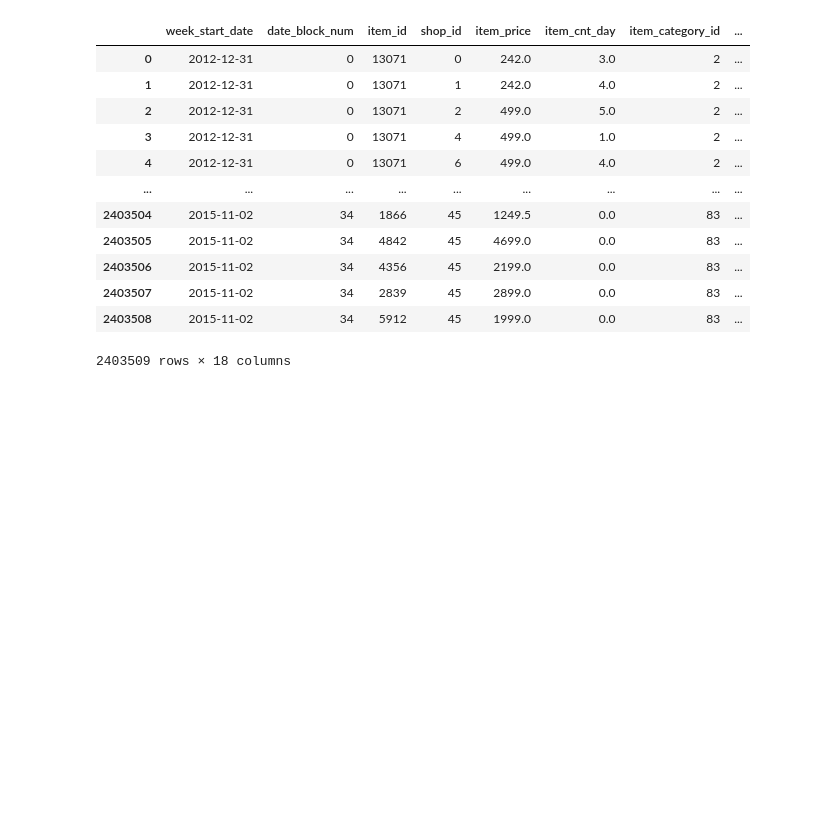
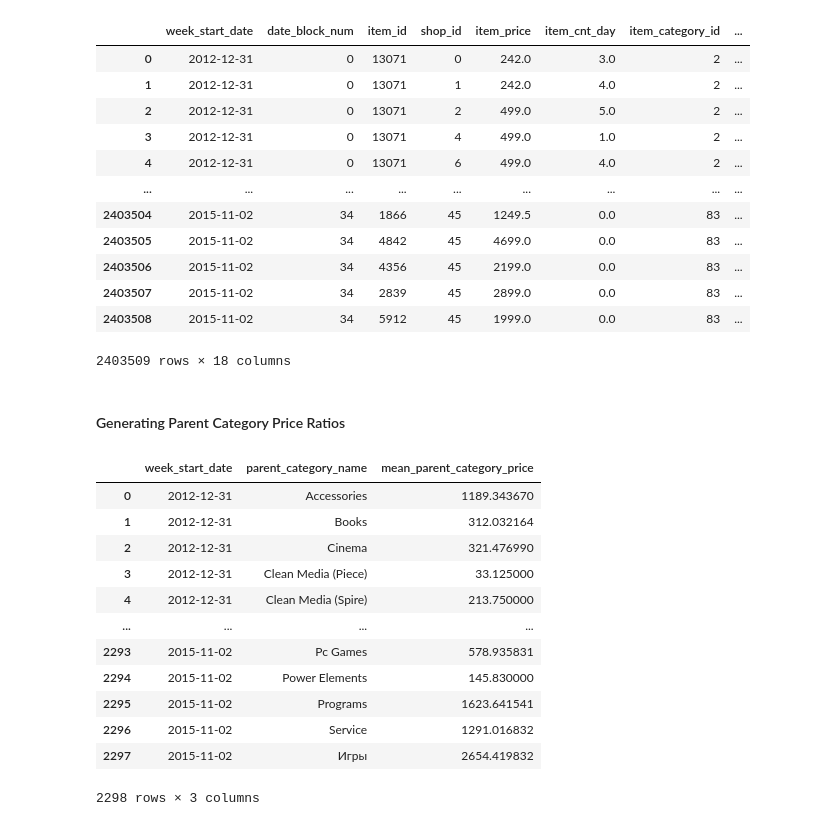
Before and after one commit to ManashJKonwar/ML-Retail-Sales, a Jupyter notebook: modelling_pipeline/feature_engg_script_v02.ipynb, the cells around one changed output. Cells and saved outputs as stored; diff of their text form; code cells hidden in the pictures; blank space fills up the shorter version.

Commit message:
Enhancement: Adding_dynamic_price_ratios_features
Signed-off-by: ManashJKonwar <rickykonwar@gmail.com>

```diff
--- a/modelling_pipeline/feature_engg_script_v02.ipynb
+++ b/modelling_pipeline/feature_engg_script_v02.ipynb
@@ -277,7 +305,7 @@ train_test_set.head()
 # %% [markdown]
 ### Feature Engineering
 # %%
-enable_shop_features, enable_price_lag_features = True, True
+enable_shop_features, enable_price_lag_features, enable_parent_category_price_ratios, enable_item_category_price_ratios = True, True, True, True
 # %% [markdown]
 #### Shop related features
 1. Extracting total no of items sold on each shop for each category
@@ -411,3 +439,25 @@ train_test_set
 | 2403507 | 2015-11-02 | 34 | 2839 | 45 | 2899.0 | 0.0 | 83 | ... |
 | 2403508 | 2015-11-02 | 34 | 5912 | 45 | 1999.0 | 0.0 | 83 | ... |
 2403509 rows × 18 columns
+# %% [markdown]
+#### Generating Parent Category Price Ratios
+# %%
+df_parent_price_set = pd.DataFrame()
+if enable_parent_category_price_ratios:
+    df_parent_price_set = train_test_set.groupby(['week_start_date', 'parent_category_name']).agg({'item_price':'mean'}).reset_index()
+    df_parent_price_set = df_parent_price_set.rename(columns={'item_price': 'mean_parent_category_price'})
+df_parent_price_set
+# %% [output]
+|  | week_start_date | parent_category_name | mean_parent_category_price |
+| 0 | 2012-12-31 | Accessories | 1189.343670 |
+| 1 | 2012-12-31 | Books | 312.032164 |
+| 2 | 2012-12-31 | Cinema | 321.476990 |
+| 3 | 2012-12-31 | Clean Media (Piece) | 33.125000 |
+| 4 | 2012-12-31 | Clean Media (Spire) | 213.750000 |
+| ... | ... | ... | ... |
+| 2293 | 2015-11-02 | Pc Games | 578.935831 |
+| 2294 | 2015-11-02 | Power Elements | 145.830000 |
+| 2295 | 2015-11-02 | Programs | 1623.641541 |
+| 2296 | 2015-11-02 | Service | 1291.016832 |
+| 2297 | 2015-11-02 | Игры | 2654.419832 |
+2298 rows × 3 columns
```
Also changed, not shown: parts of 5 cells of this notebook.
